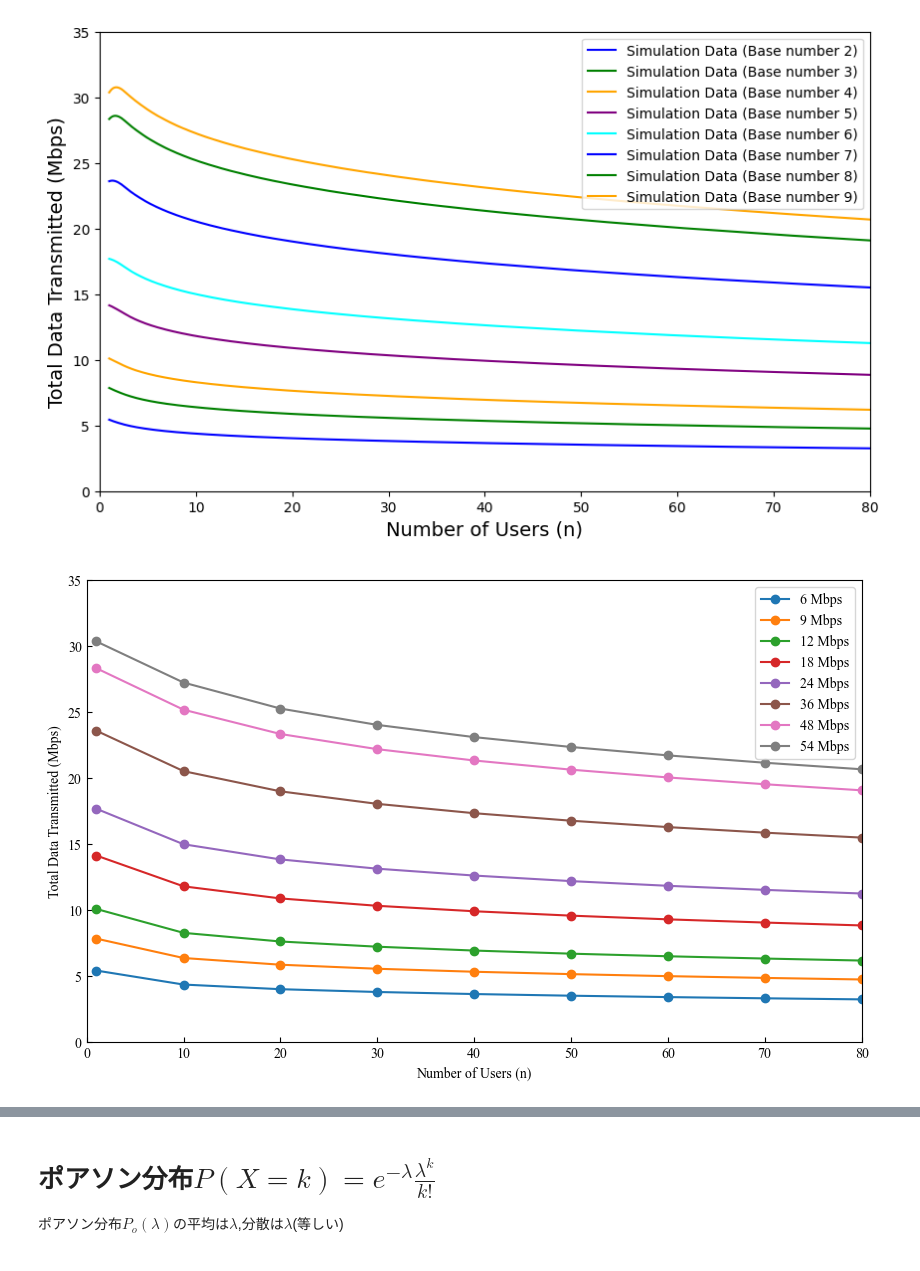
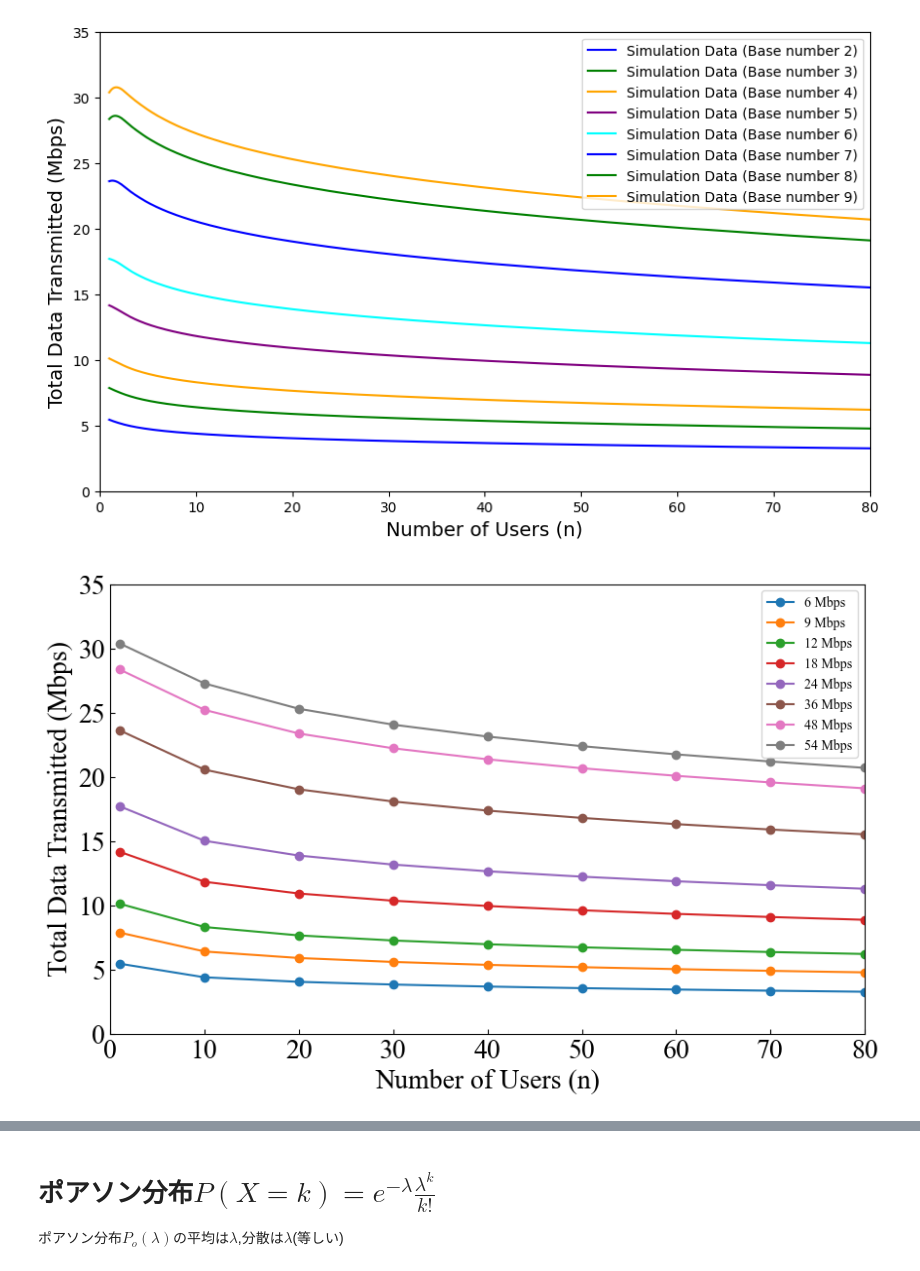
Before and after one commit to ShitaLab-TMCIT/IEEE802.11simulator, a Jupyter notebook: main.ipynb, the cells around one changed output, grey strips where cells are left out. Cells and saved outputs as stored; diff of their text form; code cells hidden in the pictures.

```diff
--- a/main.ipynb
+++ b/main.ipynb
@@ -460,36 +460,38 @@ plt.rcParams['xtick.direction'] = 'in'
 plt.rcParams['ytick.direction'] = 'in'
 
 plt.rcParams['font.family'] = 'Times New Roman'
 
 colors = plt.rcParams['axes.prop_cycle'].by_key()['color']
 
 # 各CSVファイルについてループ処理
 for i, input_file in enumerate(input_files):
     data = load_csv(input_file)
     results = data.values
 
     # 各列（ユーザ数に対応）の平均と標準偏差を計算
     means = np.mean(results, axis=0)
     std_devs = np.std(results, axis=0)
 
     # シミュレーション結果のスムージング（オプション）
     n_array = np.array(n_values)
     n_smooth = np.linspace(n_array.min(), n_array.max(), 500)
     smooth_means = make_interp_spline(n_array, means)(n_smooth)
 
     # ファイルパスからファイル名だけを抽出してラベルに利用
     file_label = os.path.basename(input_file)[:-4]
 
     # 元のシミュレーションデータをプロット
     plt.plot(n_values, means, marker='o', label=file_label, color=colors[i % len(colors)])
 
 # 修正: フォントプロパティを設定
-plt.xlabel('Number of Users (n)', fontproperties=times_new_roman)
-plt.ylabel('Total Data Transmitted (Mbps)', fontproperties=times_new_roman)
+plt.xlabel('Number of Users (n)', fontproperties=times_new_roman, fontsize=20)
+plt.ylabel('Total Data Transmitted (Mbps)', fontproperties=times_new_roman, fontsize=20)
+plt.tick_params(axis='both', labelsize=20)
+
 plt.legend(prop=times_new_roman)
 plt.show()
 # %% [output]
-[figure, old version]
+[figure, new version]
 # %% [markdown]
 ![img](./test/Untitled.png)
 # %%
```
Also changed, not shown: 15 other files.
